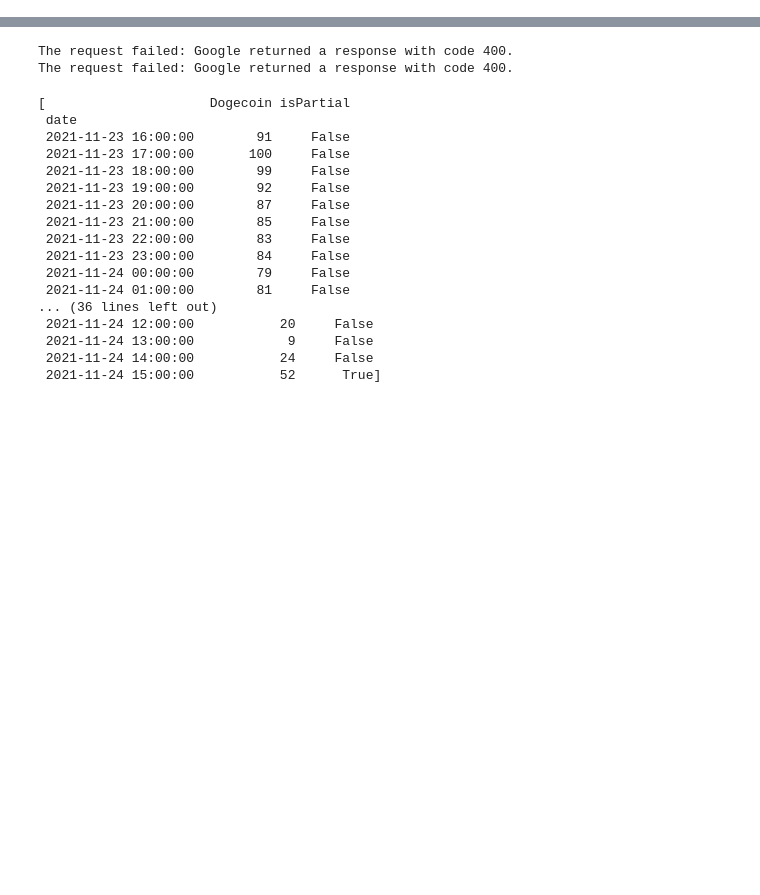
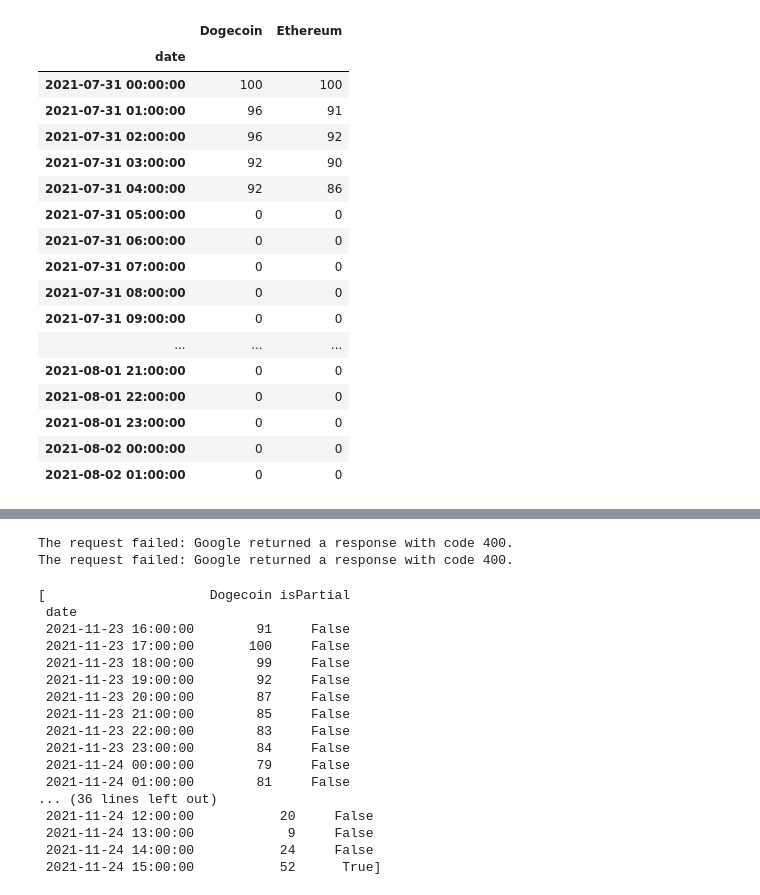
Before and after one commit to modverre/crypto_prediction, a Jupyter notebook: notebooks/google_trends_continuous.ipynb, the cells around one changed output, grey strips where cells are left out. Drawn from its saved outputs; the diff is of its cells as text; code cells hidden in the pictures; blank space fills up the shorter version.

```diff
--- a/notebooks/google_trends_continuous.ipynb
+++ b/notebooks/google_trends_continuous.ipynb
@@ -47,3 +138,24 @@ data
+# %%
+df2.head(50)
+# %% [output]
+|  | Dogecoin | Ethereum |
+| date |  |  |
+| 2021-07-31 00:00:00 | 100 | 100 |
+| 2021-07-31 01:00:00 | 96 | 91 |
+| 2021-07-31 02:00:00 | 96 | 92 |
+| 2021-07-31 03:00:00 | 92 | 90 |
+| 2021-07-31 04:00:00 | 92 | 86 |
+| 2021-07-31 05:00:00 | 0 | 0 |
+| 2021-07-31 06:00:00 | 0 | 0 |
+| 2021-07-31 07:00:00 | 0 | 0 |
+| 2021-07-31 08:00:00 | 0 | 0 |
+| 2021-07-31 09:00:00 | 0 | 0 |
+| ... | ... | ... |
+| 2021-08-01 21:00:00 | 0 | 0 |
+| 2021-08-01 22:00:00 | 0 | 0 |
+| 2021-08-01 23:00:00 | 0 | 0 |
+| 2021-08-02 00:00:00 | 0 | 0 |
+| 2021-08-02 01:00:00 | 0 | 0 |
 # %%
 # turns data into df
 
```
Also changed, not shown: parts of 10 cells of this notebook, 3 other files.
